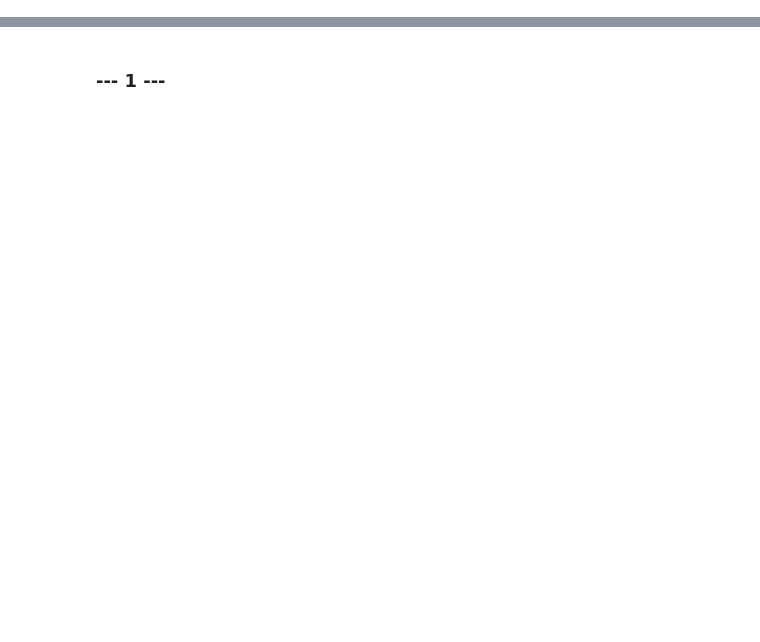
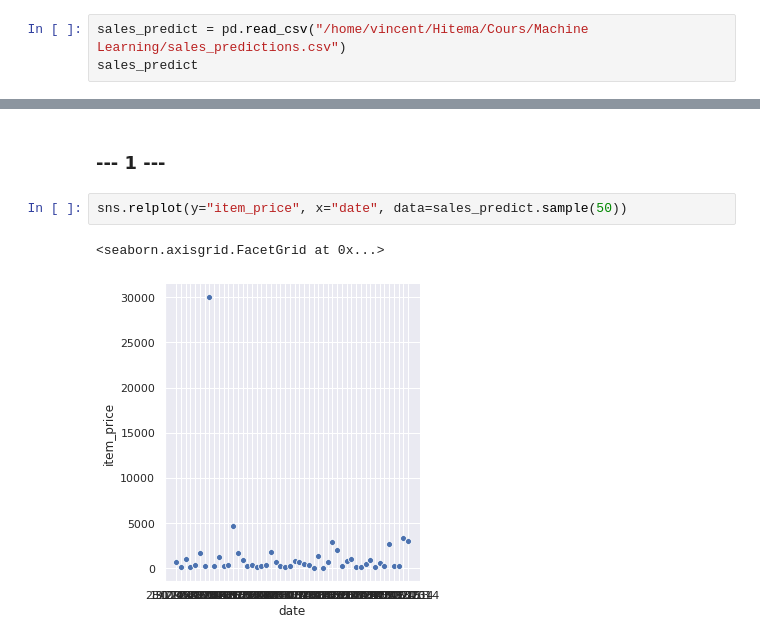
Before and after one commit to vince1396/MachineLearning, a Jupyter notebook: main.ipynb, the cells around one changed output, grey strips where cells are left out. Saved outputs shown, nothing was run; the diff lists cells and outputs as text; blank space fills up the shorter version.

```diff
--- a/main.ipynb
+++ b/main.ipynb
@@ -97,0 +157,3 @@ house_pricing
+# %%
+sales_predict = pd.read_csv("/home/vincent/Hitema/Cours/Machine Learning/sales_predictions.csv")
+sales_predict
@@ -98,2 +191,7 @@ house_pricing
 # %% [markdown]
 ### --- 1 ---
+# %%
+sns.relplot(y="item_price", x="date", data=sales_predict.sample(50))
+# %% [output]
+<seaborn.axisgrid.FacetGrid at 0x...>
+[figure, added]
```
Also changed, not shown: parts of 13 cells of this notebook.
